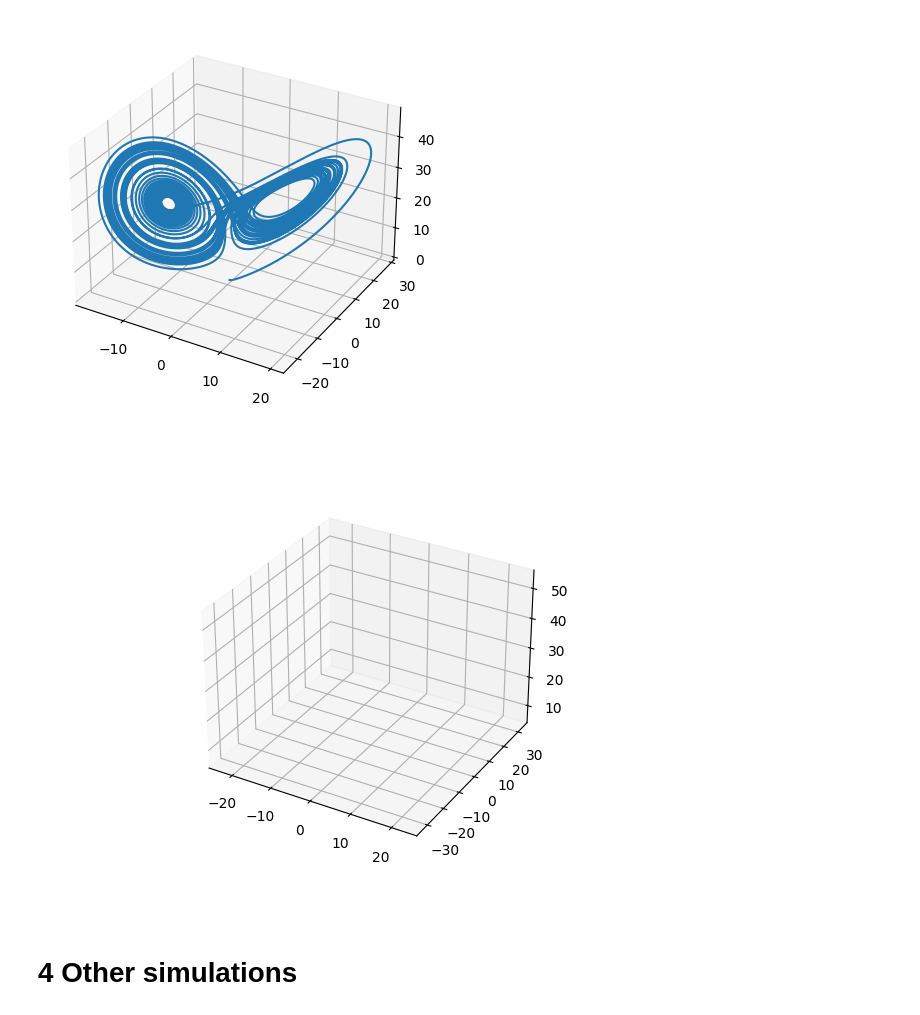
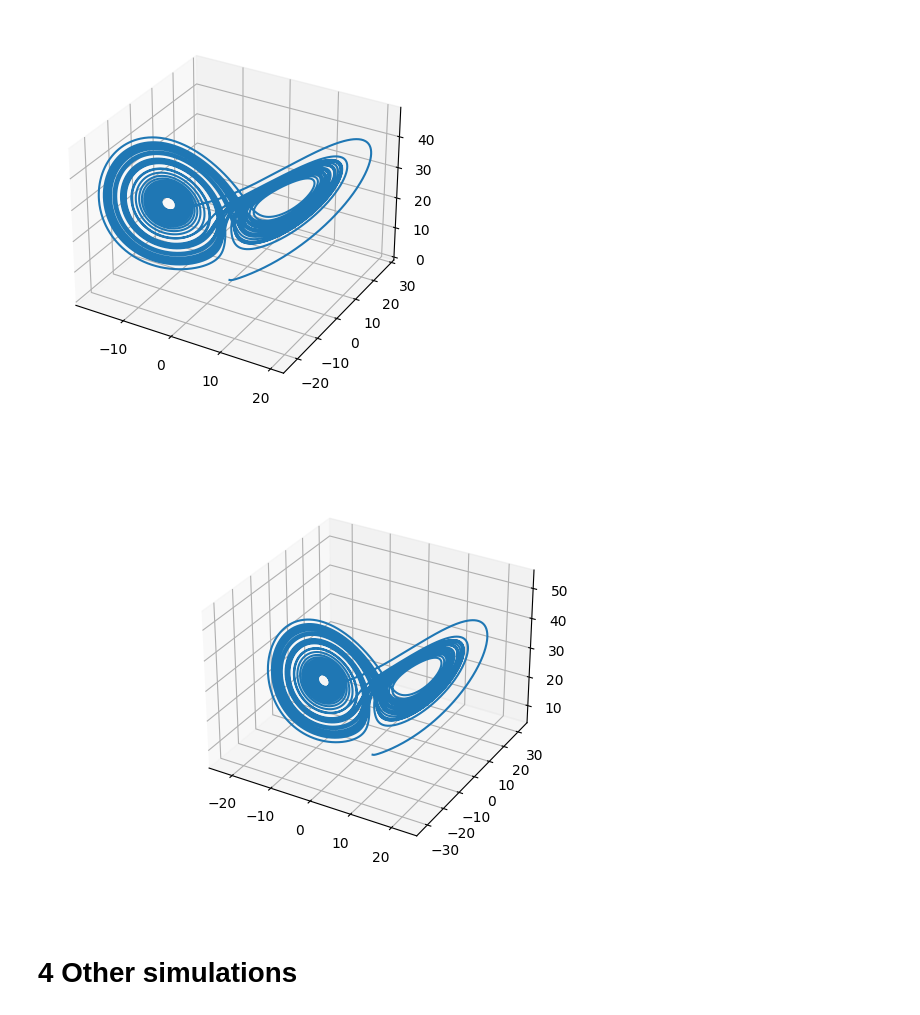
Before and after one commit to SPS-SP2273/learning-portfolio-shawn1368, a Jupyter notebook: numerical solutions/numerical_solutions_(good).ipynb, the cells around one changed output. Drawn from its saved outputs; the diff is of its cells as text; code cells hidden in the pictures.

```diff
--- a/numerical solutions/numerical_solutions_(good).ipynb
+++ b/numerical solutions/numerical_solutions_(good).ipynb
@@ -403,35 +403,35 @@ plt.show()
 # %%
 %matplotlib widget
 
 import matplotlib.animation as animation
 # Animate lorentz attractor
 figanim, axanim = plt.subplots(subplot_kw={"projection": "3d"})
 line3d = axanim.plot([], [], [])
 line3d = line3d[0]
 axanim.set_xlim((-25, 25))
 axanim.set_ylim((-35, 35))
 axanim.set_zlim((5, 55))
 
 def init():
     line3d.set_data([], [])
     line3d.set_3d_properties([])
 
     return line3d,
 
 def animate(i):
     j = i * 100
     line3d.set_data(data['x'][:j], data['y'][:j])
     line3d.set_3d_properties(data['z'][:j])
 
-    figanim.canvas.draw()
+    # figanim.canvas.draw()
     return line3d,
 
 anim = animation.FuncAnimation(figanim, animate, init_func=init, frames=500, interval=30, blit=True)
-# anim.save("lorentz.mp4", fps=15, extra_args=['-vcodec', 'libx264'])
+anim.save("lorentz.mp4", fps=15, extra_args=['-vcodec', 'libx264'])
 
-plt.show()
+# plt.show()
 # %% [output]
-[figure, old version]
+[figure, new version]
 # %% [markdown]
 # 4 Other simulations
 # %% [markdown]
```
Also changed, not shown: 1 other file.
